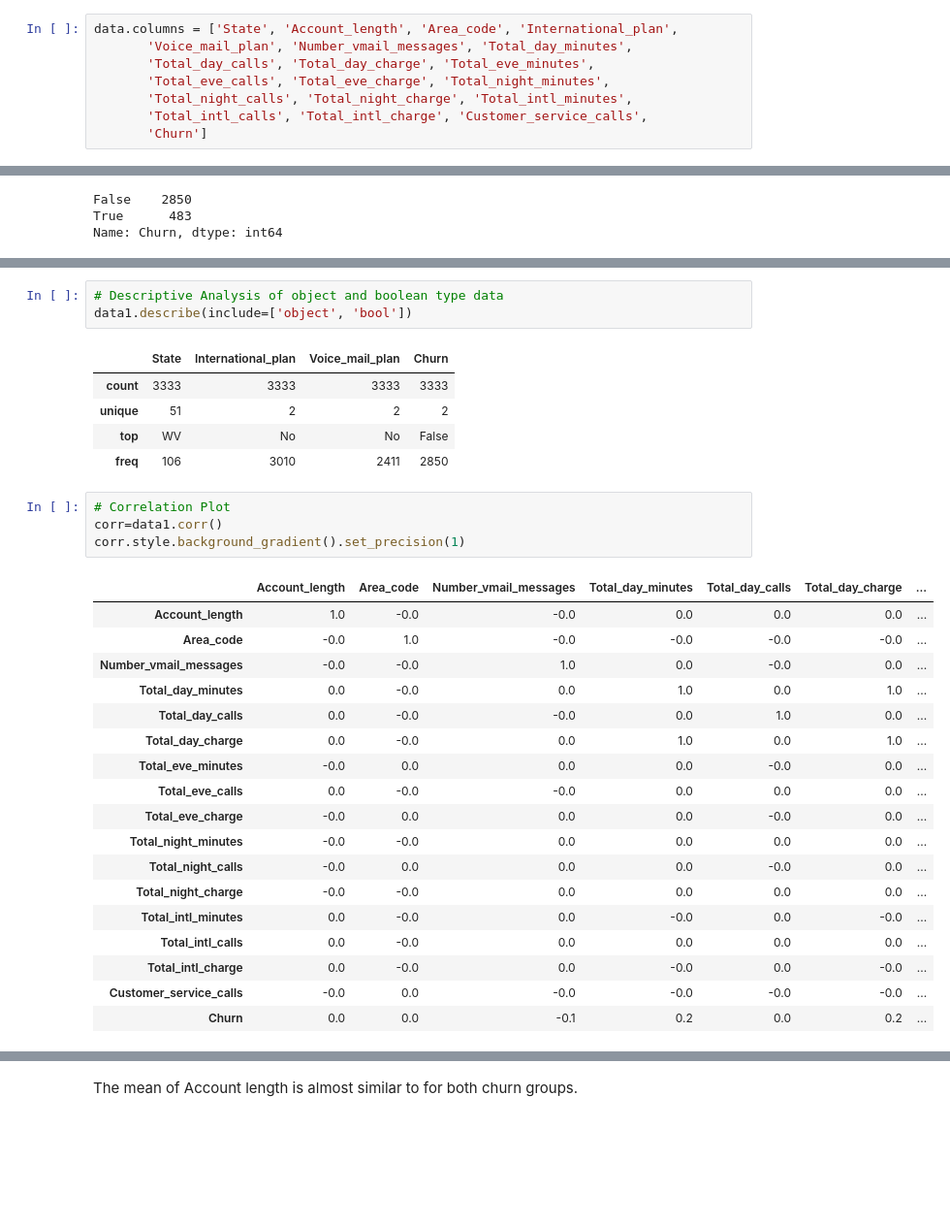
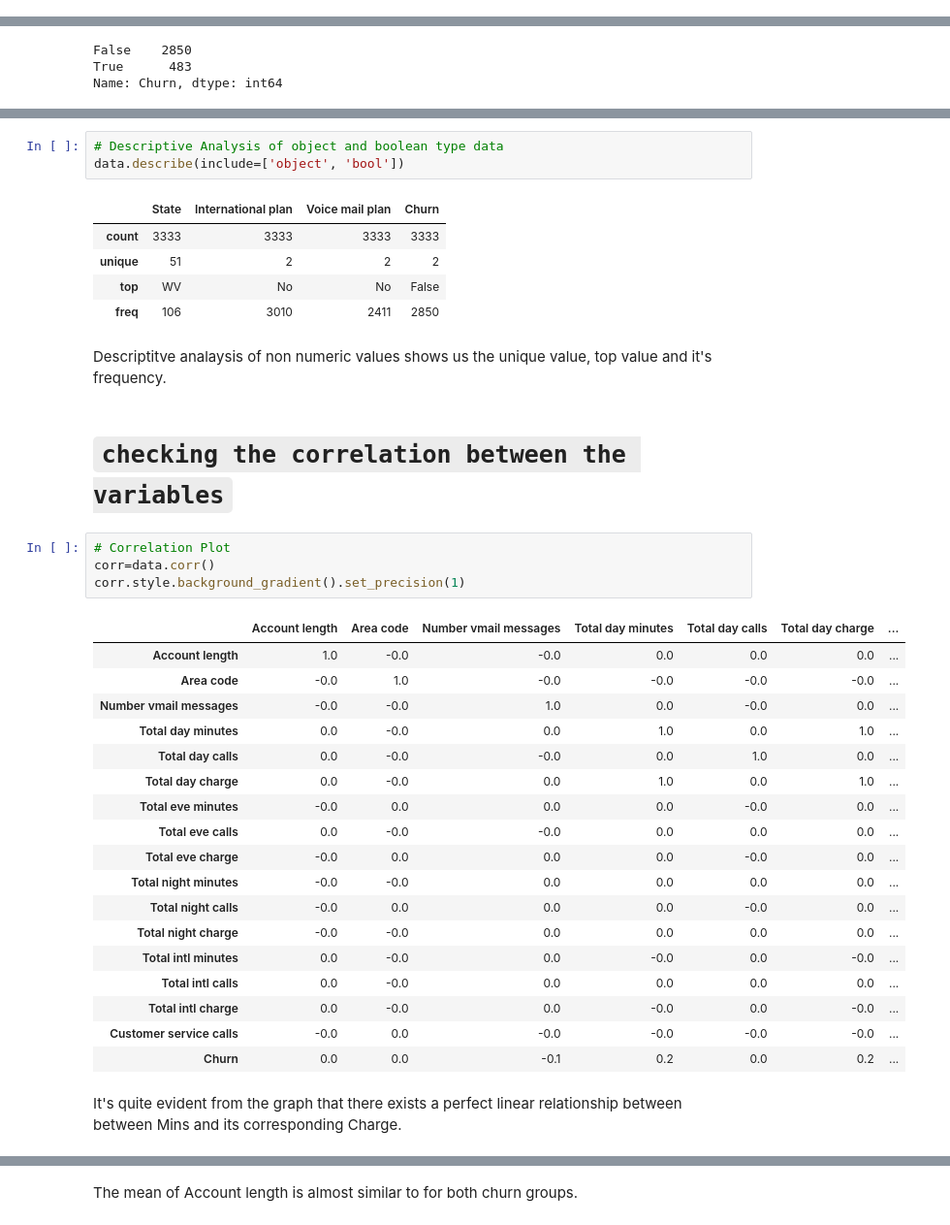
Before and after one commit to Aakash0505/CAPSTONE_1, a Jupyter notebook: Telecom_Churn_Analysis_Capstone_Project_AAKASH_AGRAWAL.ipynb, the cells around one changed output, grey strips where cells are left out. Shown: that part at 97% size. Saved outputs shown, nothing was run; the diff lists cells and outputs as text; blank space fills up the shorter version.

```diff
--- a/Telecom_Churn_Analysis_Capstone_Project_AAKASH_AGRAWAL.ipynb
+++ b/Telecom_Churn_Analysis_Capstone_Project_AAKASH_AGRAWAL.ipynb
@@ -126,8 +169,0 @@ because In data cleaning part spaces will show error
-# %%
-data.columns = ['State', 'Account_length', 'Area_code', 'International_plan',
-       'Voice_mail_plan', 'Number_vmail_messages', 'Total_day_minutes',
-       'Total_day_calls', 'Total_day_charge', 'Total_eve_minutes',
-       'Total_eve_calls', 'Total_eve_charge', 'Total_night_minutes',
-       'Total_night_calls', 'Total_night_charge', 'Total_intl_minutes',
-       'Total_intl_calls', 'Total_intl_charge', 'Customer_service_calls',
-       'Churn']
@@ -201,32 +221,38 @@ dtype: int64
 # %%
 # Descriptive Analysis of object and boolean type data
-data1.describe(include=['object', 'bool'])
+data.describe(include=['object', 'bool'])
 # %% [output]
-|  | State | International_plan | Voice_mail_plan | Churn |
+|  | State | International plan | Voice mail plan | Churn |
 | count | 3333 | 3333 | 3333 | 3333 |
 | unique | 51 | 2 | 2 | 2 |
 | top | WV | No | No | False |
 | freq | 106 | 3010 | 2411 | 2850 |
+# %% [markdown]
+Descriptitve analaysis of non numeric values shows us the unique value, top value and it's frequency.
+# %% [markdown]
+# **`checking the correlation between the variables`**
 # %%
 # Correlation Plot
-corr=data1.corr()
+corr=data.corr()
 corr.style.background_gradient().set_precision(1)
 # %% [output]
-|  | Account_length | Area_code | Number_vmail_messages | Total_day_minutes | Total_day_calls | Total_day_charge | ... |
-| Account_length | 1.0 | -0.0 | -0.0 | 0.0 | 0.0 | 0.0 | ... |
-| Area_code | -0.0 | 1.0 | -0.0 | -0.0 | -0.0 | -0.0 | ... |
-| Number_vmail_messages | -0.0 | -0.0 | 1.0 | 0.0 | -0.0 | 0.0 | ... |
-| Total_day_minutes | 0.0 | -0.0 | 0.0 | 1.0 | 0.0 | 1.0 | ... |
-| Total_day_calls | 0.0 | -0.0 | -0.0 | 0.0 | 1.0 | 0.0 | ... |
-| Total_day_charge | 0.0 | -0.0 | 0.0 | 1.0 | 0.0 | 1.0 | ... |
-| Total_eve_minutes | -0.0 | 0.0 | 0.0 | 0.0 | -0.0 | 0.0 | ... |
-| Total_eve_calls | 0.0 | -0.0 | -0.0 | 0.0 | 0.0 | 0.0 | ... |
-| Total_eve_charge | -0.0 | 0.0 | 0.0 | 0.0 | -0.0 | 0.0 | ... |
-| Total_night_minutes | -0.0 | -0.0 | 0.0 | 0.0 | 0.0 | 0.0 | ... |
-| Total_night_calls | -0.0 | 0.0 | 0.0 | 0.0 | -0.0 | 0.0 | ... |
-| Total_night_charge | -0.0 | -0.0 | 0.0 | 0.0 | 0.0 | 0.0 | ... |
-| Total_intl_minutes | 0.0 | -0.0 | 0.0 | -0.0 | 0.0 | -0.0 | ... |
-| Total_intl_calls | 0.0 | -0.0 | 0.0 | 0.0 | 0.0 | 0.0 | ... |
-| Total_intl_charge | 0.0 | -0.0 | 0.0 | -0.0 | 0.0 | -0.0 | ... |
-| Customer_service_calls | -0.0 | 0.0 | -0.0 | -0.0 | -0.0 | -0.0 | ... |
+|  | Account length | Area code | Number vmail messages | Total day minutes | Total day calls | Total day charge | ... |
+| Account length | 1.0 | -0.0 | -0.0 | 0.0 | 0.0 | 0.0 | ... |
+| Area code | -0.0 | 1.0 | -0.0 | -0.0 | -0.0 | -0.0 | ... |
+| Number vmail messages | -0.0 | -0.0 | 1.0 | 0.0 | -0.0 | 0.0 | ... |
+| Total day minutes | 0.0 | -0.0 | 0.0 | 1.0 | 0.0 | 1.0 | ... |
+| Total day calls | 0.0 | -0.0 | -0.0 | 0.0 | 1.0 | 0.0 | ... |
+| Total day charge | 0.0 | -0.0 | 0.0 | 1.0 | 0.0 | 1.0 | ... |
+| Total eve minutes | -0.0 | 0.0 | 0.0 | 0.0 | -0.0 | 0.0 | ... |
+| Total eve calls | 0.0 | -0.0 | -0.0 | 0.0 | 0.0 | 0.0 | ... |
+| Total eve charge | -0.0 | 0.0 | 0.0 | 0.0 | -0.0 | 0.0 | ... |
+| Total night minutes | -0.0 | -0.0 | 0.0 | 0.0 | 0.0 | 0.0 | ... |
+| Total night calls | -0.0 | 0.0 | 0.0 | 0.0 | -0.0 | 0.0 | ... |
+| Total night charge | -0.0 | -0.0 | 0.0 | 0.0 | 0.0 | 0.0 | ... |
+| Total intl minutes | 0.0 | -0.0 | 0.0 | -0.0 | 0.0 | -0.0 | ... |
+| Total intl calls | 0.0 | -0.0 | 0.0 | 0.0 | 0.0 | 0.0 | ... |
+| Total intl charge | 0.0 | -0.0 | 0.0 | -0.0 | 0.0 | -0.0 | ... |
+| Customer service calls | -0.0 | 0.0 | -0.0 | -0.0 | -0.0 | -0.0 | ... |
 | Churn | 0.0 | 0.0 | -0.1 | 0.2 | 0.0 | 0.2 | ... |
+# %% [markdown]
+It's quite evident from the graph that there exists a perfect linear relationship between between Mins and its corresponding Charge.
```
Also changed, not shown: parts of 52 cells of this notebook.
